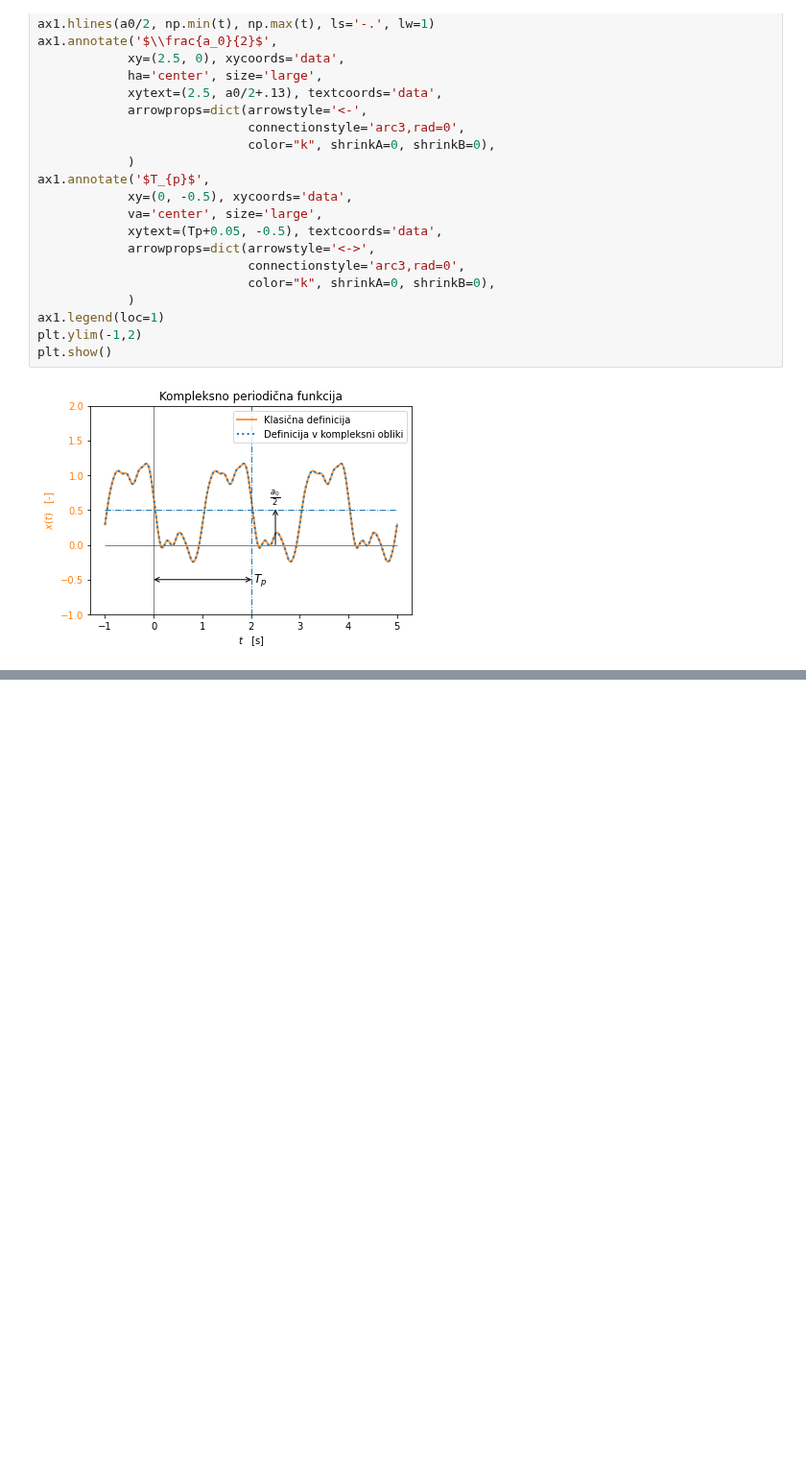
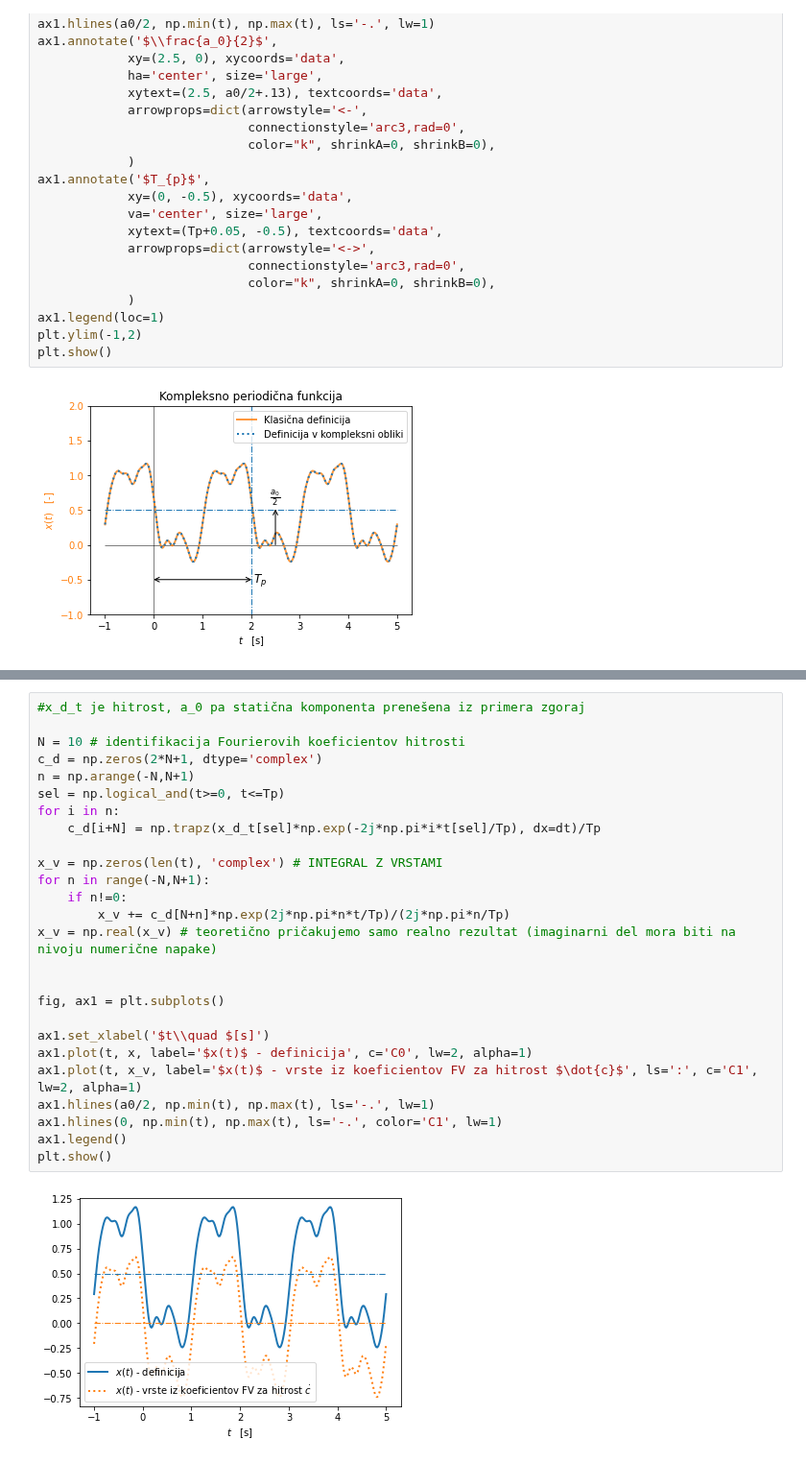
Before and after one commit to jankoslavic/procesiranje_signalov, a Jupyter notebook: _sources/notebooks/Untitled.ipynb, the cells around one changed output, grey strips where cells are left out. Shown at 96% size. Cells and saved outputs as stored; diff of their text form; blank space fills up the shorter version.

```diff
--- a/_sources/notebooks/Untitled.ipynb
+++ b/_sources/notebooks/Untitled.ipynb
@@ -192,0 +317,28 @@ plt.show()
+# %%
+#x_d_t je hitrost, a_0 pa statična komponenta prenešena iz primera zgoraj
+
+N = 10 # identifikacija Fourierovih koeficientov hitrosti
+c_d = np.zeros(2*N+1, dtype='complex')
+n = np.arange(-N,N+1)
+sel = np.logical_and(t>=0, t<=Tp)
+for i in n:
+    c_d[i+N] = np.trapz(x_d_t[sel]*np.exp(-2j*np.pi*i*t[sel]/Tp), dx=dt)/Tp
+
+x_v = np.zeros(len(t), 'complex') # INTEGRAL Z VRSTAMI
+for n in range(-N,N+1):
+    if n!=0:
+        x_v += c_d[N+n]*np.exp(2j*np.pi*n*t/Tp)/(2j*np.pi*n/Tp)
+x_v = np.real(x_v) # teoretično pričakujemo samo realno rezultat (imaginarni del mora biti na nivoju numerične napake)
+
+
+fig, ax1 = plt.subplots()
+
+ax1.set_xlabel('$t\\quad $[s]')
+ax1.plot(t, x, label='$x(t)$ - definicija', c='C0', lw=2, alpha=1)
+ax1.plot(t, x_v, label='$x(t)$ - vrste iz koeficientov FV za hitrost $\dot{c}$', ls=':', c='C1', lw=2, alpha=1)
+ax1.hlines(a0/2, np.min(t), np.max(t), ls='-.', lw=1)
+ax1.hlines(0, np.min(t), np.max(t), ls='-.', color='C1', lw=1)
+ax1.legend()
+plt.show()
+# %% [output]
+[figure, added]
```
Also changed, not shown: parts of 27 cells of this notebook, 32 other files.
